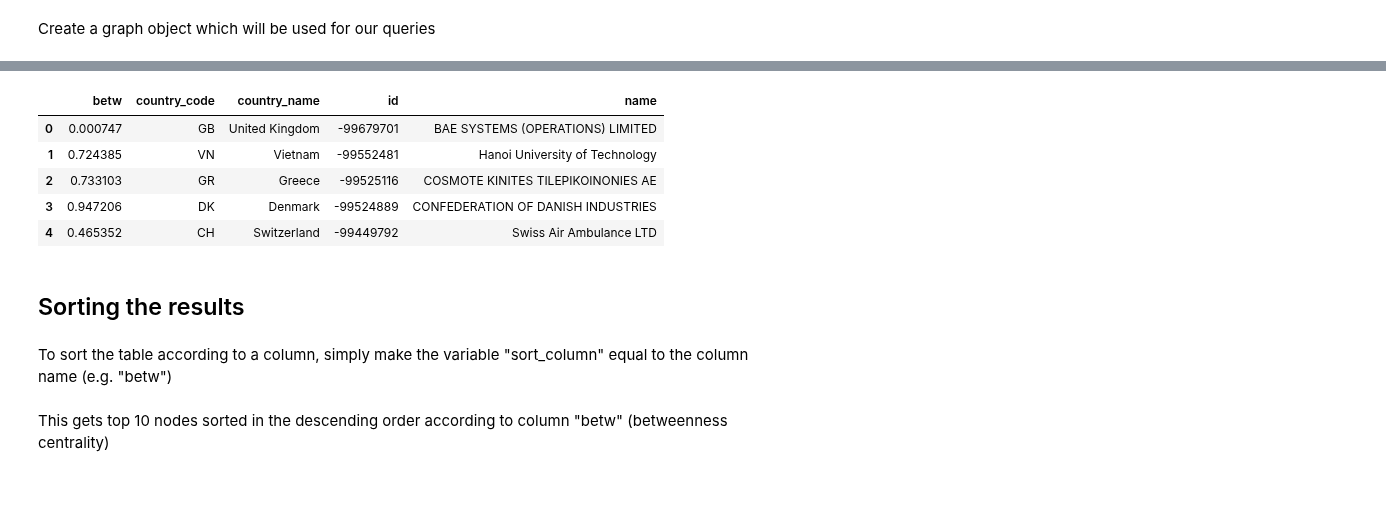
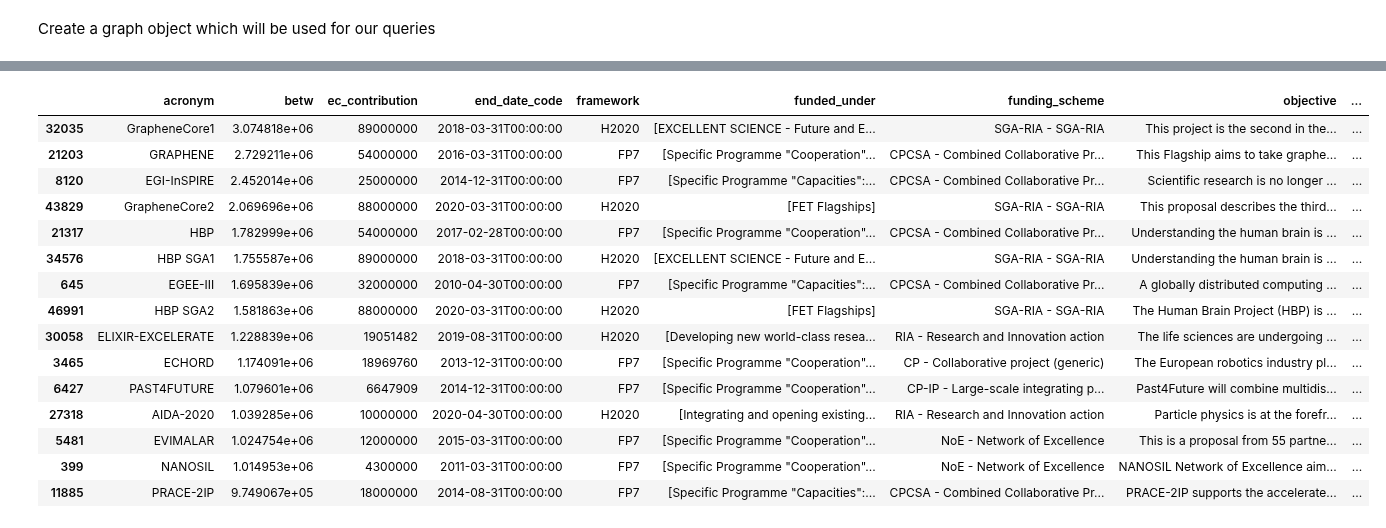
Before and after one commit to EURITO/query_indicators, a Jupyter notebook: theme_2/centrality/centrality.ipynb, the cells around one changed output, grey strips where cells are left out. Cells and saved outputs as stored; diff of their text form; code cells hidden in the pictures; blank space fills up the shorter version.

Commit message:
indicator naming, centrality redone, theme 3 added

```diff
--- a/theme_2/centrality/centrality.ipynb
+++ b/theme_2/centrality/centrality.ipynb
@@ -28,16 +103,26 @@ node_type = "Organisation"
+# %%
+node_type = "Project"
 # %%
 node_list = list(graph.nodes.match(node_type))
 node_table = pd.DataFrame(node_list)
-#Get first 5 nodes of the specified type
-node_table.head(5)
+top_betw = node_table.sort_values(by=['betw'], ascending=False)
+#Get first 15 nodes of the specified type
+top_nodes = top_betw.head(15)
+top_nodes
 # %% [output]
-|  | betw | country_code | country_name | id | name |
-| 0 | 0.000747 | GB | United Kingdom | -99679701 | BAE SYSTEMS (OPERATIONS) LIMITED |
-| 1 | 0.724385 | VN | Vietnam | -99552481 | Hanoi University of Technology |
-| 2 | 0.733103 | GR | Greece | -99525116 | COSMOTE KINITES TILEPIKOINONIES AE |
-| 3 | 0.947206 | DK | Denmark | -99524889 | CONFEDERATION OF DANISH INDUSTRIES |
-| 4 | 0.465352 | CH | Switzerland | -99449792 | Swiss Air Ambulance LTD |
+|  | acronym | betw | ec_contribution | end_date_code | framework | funded_under | funding_scheme | objective | ... |
+| 32035 | GrapheneCore1 | 3.074818e+06 | 89000000 | 2018-03-31T00:00:00 | H2020 | [EXCELLENT SCIENCE - Future and E... | SGA-RIA - SGA-RIA | This project is the second in the... | ... |
+| 21203 | GRAPHENE | 2.729211e+06 | 54000000 | 2016-03-31T00:00:00 | FP7 | [Specific Programme "Cooperation"... | CPCSA - Combined Collaborative Pr... | This Flagship aims to take graphe... | ... |
+| 8120 | EGI-InSPIRE | 2.452014e+06 | 25000000 | 2014-12-31T00:00:00 | FP7 | [Specific Programme "Capacities":... | CPCSA - Combined Collaborative Pr... | Scientific research is no longer ... | ... |
+| 43829 | GrapheneCore2 | 2.069696e+06 | 88000000 | 2020-03-31T00:00:00 | H2020 | [FET Flagships] | SGA-RIA - SGA-RIA | This proposal describes the third... | ... |
+| 21317 | HBP | 1.782999e+06 | 54000000 | 2017-02-28T00:00:00 | FP7 | [Specific Programme "Cooperation"... | CPCSA - Combined Collaborative Pr... | Understanding the human brain is ... | ... |
+| 34576 | HBP SGA1 | 1.755587e+06 | 89000000 | 2018-03-31T00:00:00 | H2020 | [EXCELLENT SCIENCE - Future and E... | SGA-RIA - SGA-RIA | Understanding the human brain is ... | ... |
+| 645 | EGEE-III | 1.695839e+06 | 32000000 | 2010-04-30T00:00:00 | FP7 | [Specific Programme "Capacities":... | CPCSA - Combined Collaborative Pr... | A globally distributed computing ... | ... |
+| 46991 | HBP SGA2 | 1.581863e+06 | 88000000 | 2020-03-31T00:00:00 | H2020 | [FET Flagships] | SGA-RIA - SGA-RIA | The Human Brain Project (HBP) is ... | ... |
+| 30058 | ELIXIR-EXCELERATE | 1.228839e+06 | 19051482 | 2019-08-31T00:00:00 | H2020 | [Developing new world-class resea... | RIA - Research and Innovation action | The life sciences are undergoing ... | ... |
+| 3465 | ECHORD | 1.174091e+06 | 18969760 | 2013-12-31T00:00:00 | FP7 | [Specific Programme "Cooperation"... | CP - Collaborative project (generic) | The European robotics industry pl... | ... |
+| 6427 | PAST4FUTURE | 1.079601e+06 | 6647909 | 2014-12-31T00:00:00 | FP7 | [Specific Programme "Cooperation"... | CP-IP - Large-scale integrating p... | Past4Future will combine multidis... | ... |
+| 27318 | AIDA-2020 | 1.039285e+06 | 10000000 | 2020-04-30T00:00:00 | H2020 | [Integrating and opening existing... | RIA - Research and Innovation action | Particle physics is at the forefr... | ... |
+| 5481 | EVIMALAR | 1.024754e+06 | 12000000 | 2015-03-31T00:00:00 | FP7 | [Specific Programme "Cooperation"... | NoE - Network of Excellence | This is a proposal from 55 partne... | ... |
+| 399 | NANOSIL | 1.014953e+06 | 4300000 | 2011-03-31T00:00:00 | FP7 | [Specific Programme "Cooperation"... | NoE - Network of Excellence | NANOSIL Network of Excellence aim... | ... |
+| 11885 | PRACE-2IP | 9.749067e+05 | 18000000 | 2014-08-31T00:00:00 | FP7 | [Specific Programme "Capacities":... | CPCSA - Combined Collaborative Pr... | PRACE-2IP supports the accelerate... | ... |
-# %% [markdown]
-## Sorting the results
-# %% [markdown]
-To sort the table according to a column, simply make the variable "sort_column" equal to the column name (e.g. "betw")
@@ -46,2 +128,0 @@ sort_column = 'betw'
-# %% [markdown]
-This gets top 10 nodes sorted in the descending order according to column "betw" (betweenness centrality)
```
Also changed, not shown: parts of 35 cells of this notebook, 3 other files.
